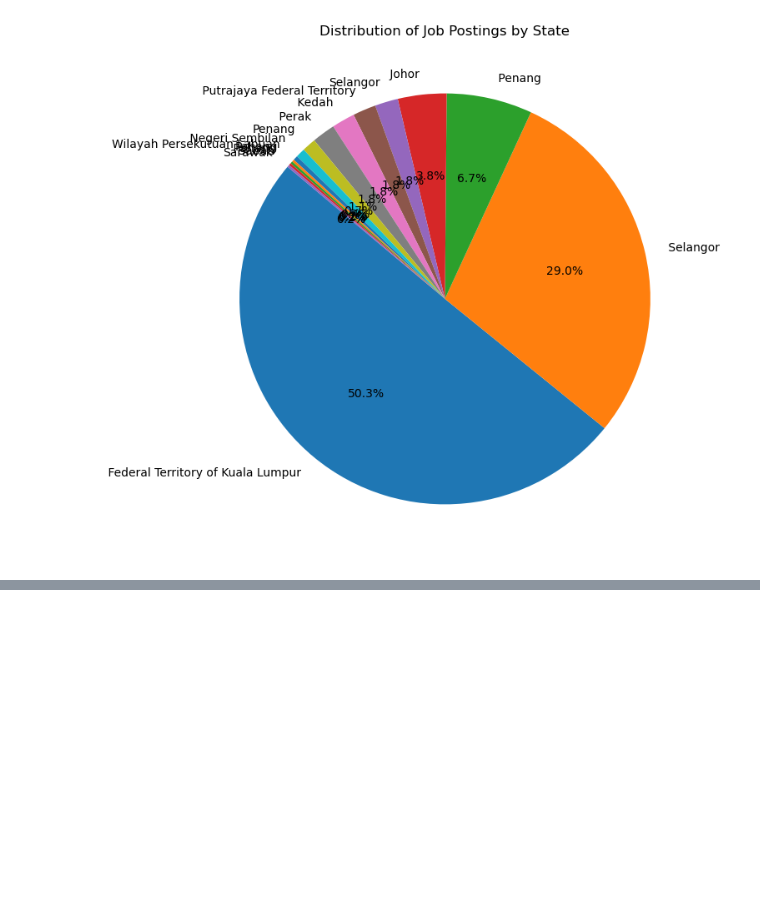
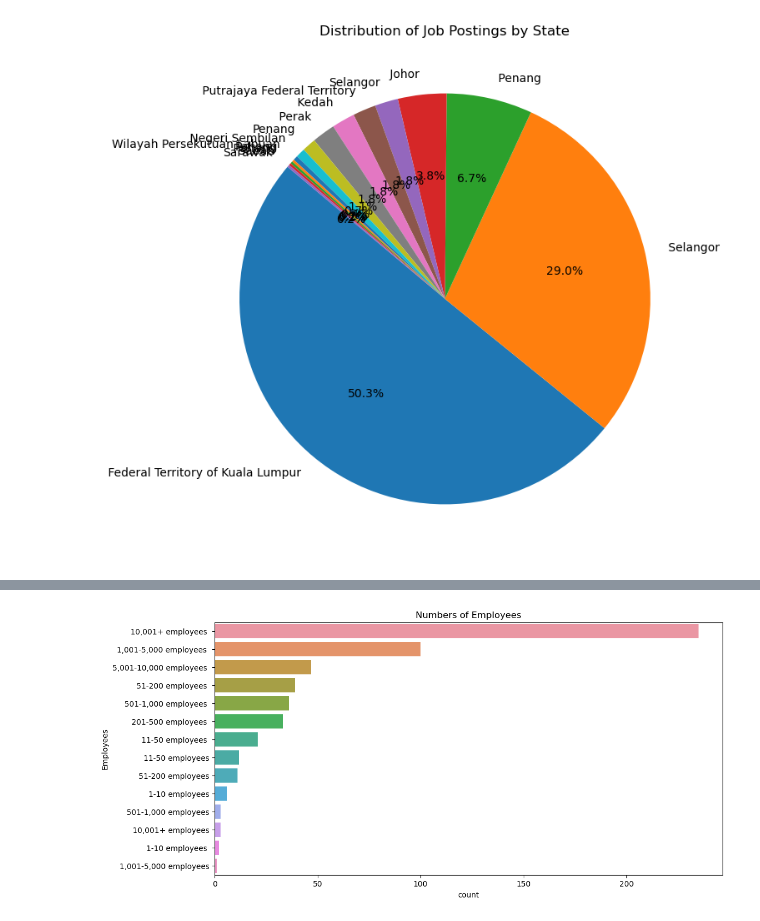
Before and after one commit to Bazz-B/job-trend-analysis, a Jupyter notebook: 3Test.ipynb, the cells around one changed output, grey strips where cells are left out. Saved outputs shown, nothing was run; the diff lists cells and outputs as text; code cells hidden in the pictures; blank space fills up the shorter version.

```diff
--- a/3Test.ipynb
+++ b/3Test.ipynb
@@ -277,0 +287,9 @@ wordcloud.to_file('wordcloud_job1_skills.png')
+# %%
+# Employee Distribution using BAR CHART
+
+plt.figure(figsize=(12, 6))
+sns.countplot(y='Employees', data=df, order=df['Employees'].value_counts().index)
+plt.title('Numbers of Employees')
+plt.show()
+# %% [output]
+[figure, added]
```
Also changed, not shown: parts of 8 cells of this notebook.
